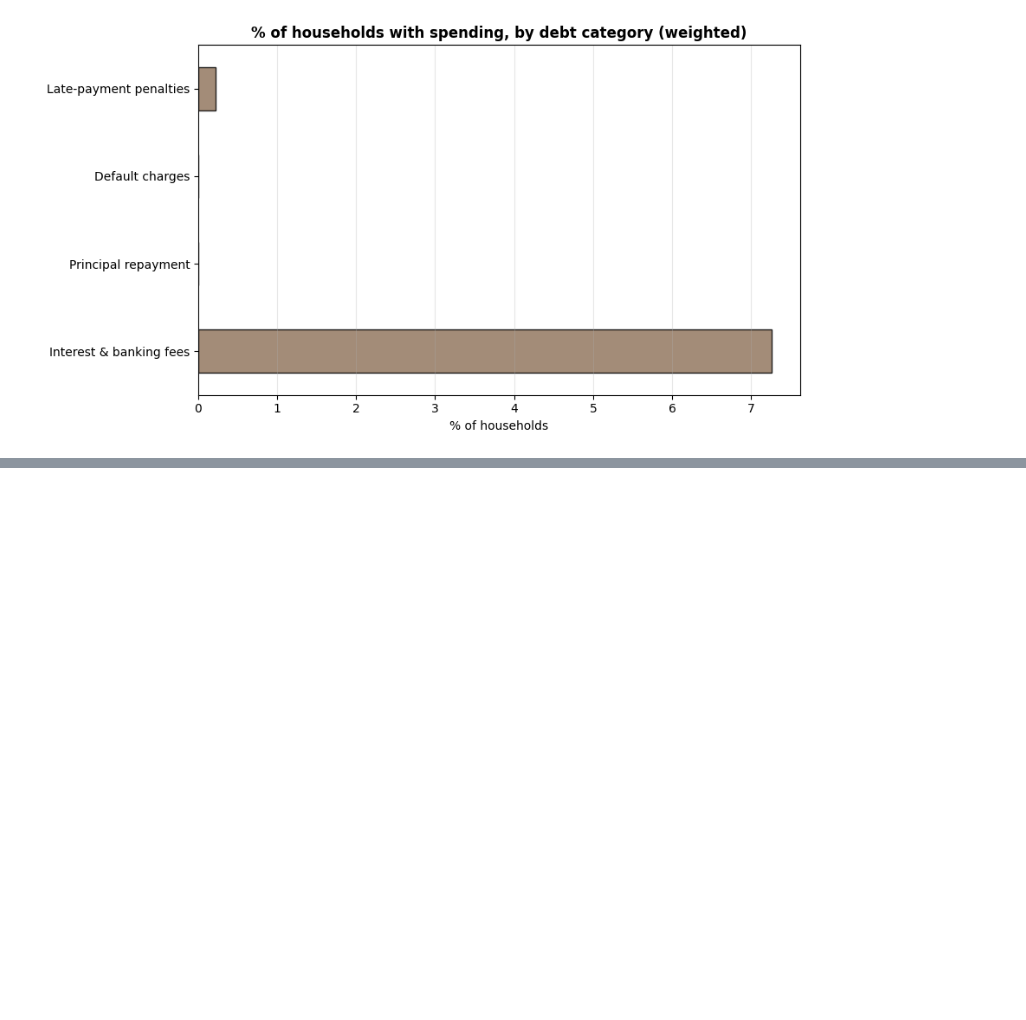
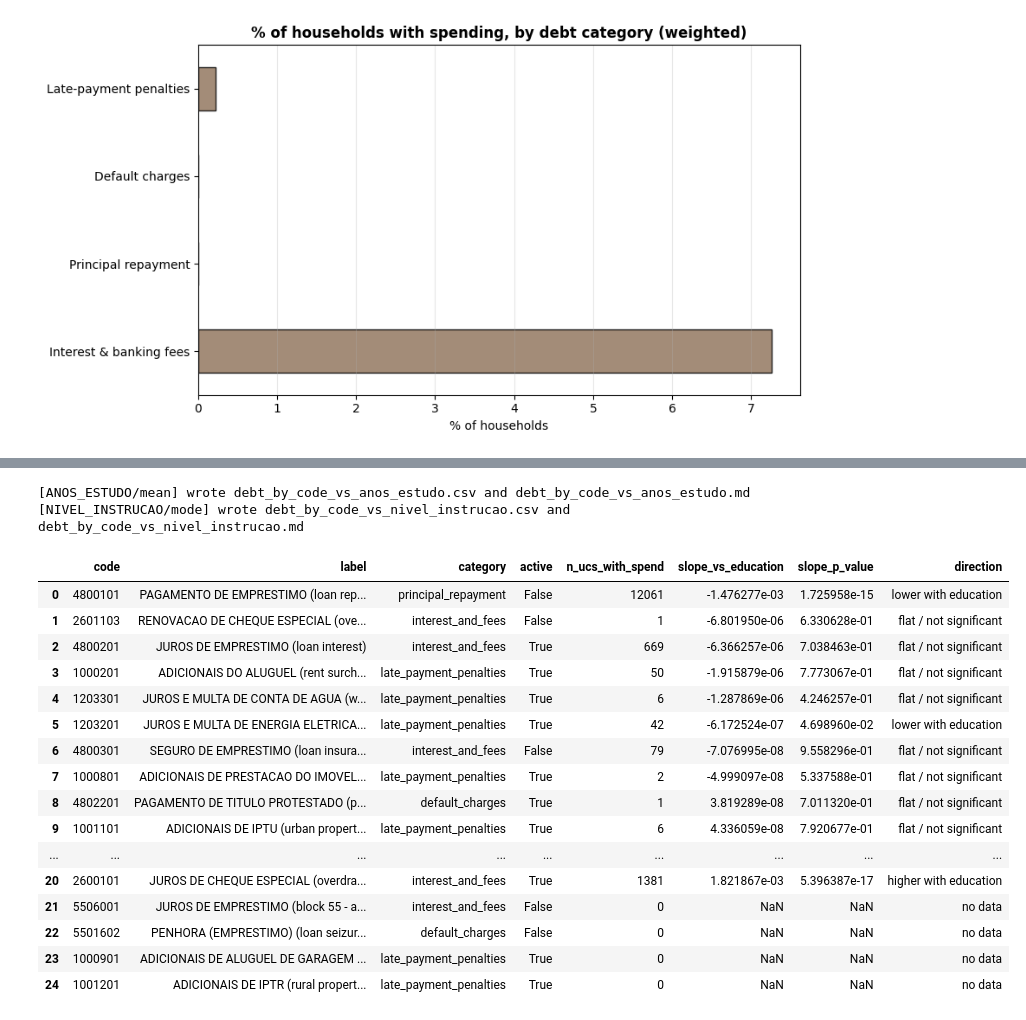
Before and after one commit to JP-Regazzi/tcc-giovanna, a Jupyter notebook: main.ipynb, the cells around one changed output, grey strips where cells are left out. Saved outputs shown, nothing was run; the diff lists cells and outputs as text; code cells hidden in the pictures; blank space fills up the shorter version.

```diff
--- a/main.ipynb
+++ b/main.ipynb
@@ -192,0 +215,39 @@ Read the three together for the full narrative — see `docs/03_current_state_an
+# %%
+def run_per_code(var, method):
+    cfg = default_config()
+    cfg.education_variable, cfg.education_method = var, method
+    cfg.filter_adults = config.filter_adults
+    cfg.filter_with_income = config.filter_with_income
+    cfg.ensure_dirs()
+    uc = AnalyticalDataset(cfg).build(tables)
+    res = PerCodeAnalysis(cfg).run(uc, tables["DESPESA_INDIVIDUAL"], tables["DESPESA_COLETIVA"])
+    paths = write_reports(res, cfg, var)
+    print(f"[{var}/{method}] wrote {paths['csv'].name} and {paths['md'].name}")
+    return res
+
+res_years = run_per_code("ANOS_ESTUDO", "mean")
+res_level = run_per_code("NIVEL_INSTRUCAO", "mode")
+
+cols = ["code", "label", "category", "active", "n_ucs_with_spend",
+        "slope_vs_education", "slope_p_value", "direction"]
+res_years[cols]
+# %% [output]
+[ANOS_ESTUDO/mean] wrote debt_by_code_vs_anos_estudo.csv and debt_by_code_vs_anos_estudo.md
+[NIVEL_INSTRUCAO/mode] wrote debt_by_code_vs_nivel_instrucao.csv and debt_by_code_vs_nivel_instrucao.md
+|  | code | label | category | active | n_ucs_with_spend | slope_vs_education | slope_p_value | direction |
+| 0 | 4800101 | PAGAMENTO DE EMPRESTIMO (loan rep... | principal_repayment | False | 12061 | -1.476277e-03 | 1.725958e-15 | lower with education |
+| 1 | 2601103 | RENOVACAO DE CHEQUE ESPECIAL (ove... | interest_and_fees | False | 1 | -6.801950e-06 | 6.330628e-01 | flat / not significant |
+| 2 | 4800201 | JUROS DE EMPRESTIMO (loan interest) | interest_and_fees | True | 669 | -6.366257e-06 | 7.038463e-01 | flat / not significant |
+| 3 | 1000201 | ADICIONAIS DO ALUGUEL (rent surch... | late_payment_penalties | True | 50 | -1.915879e-06 | 7.773067e-01 | flat / not significant |
+| 4 | 1203301 | JUROS E MULTA DE CONTA DE AGUA (w... | late_payment_penalties | True | 6 | -1.287869e-06 | 4.246257e-01 | flat / not significant |
+| 5 | 1203201 | JUROS E MULTA DE ENERGIA ELETRICA... | late_payment_penalties | True | 42 | -6.172524e-07 | 4.698960e-02 | lower with education |
+| 6 | 4800301 | SEGURO DE EMPRESTIMO (loan insura... | interest_and_fees | False | 79 | -7.076995e-08 | 9.558296e-01 | flat / not significant |
+| 7 | 1000801 | ADICIONAIS DE PRESTACAO DO IMOVEL... | late_payment_penalties | True | 2 | -4.999097e-08 | 5.337588e-01 | flat / not significant |
+| 8 | 4802201 | PAGAMENTO DE TITULO PROTESTADO (p... | default_charges | True | 1 | 3.819289e-08 | 7.011320e-01 | flat / not significant |
+| 9 | 1001101 | ADICIONAIS DE IPTU (urban propert... | late_payment_penalties | True | 6 | 4.336059e-08 | 7.920677e-01 | flat / not significant |
+| ... | ... | ... | ... | ... | ... | ... | ... | ... |
+| 20 | 2600101 | JUROS DE CHEQUE ESPECIAL (overdra... | interest_and_fees | True | 1381 | 1.821867e-03 | 5.396387e-17 | higher with education |
+| 21 | 5506001 | JUROS DE EMPRESTIMO (block 55 - a... | interest_and_fees | False | 0 | NaN | NaN | no data |
+| 22 | 5501602 | PENHORA (EMPRESTIMO) (loan seizur... | default_charges | False | 0 | NaN | NaN | no data |
+| 23 | 1000901 | ADICIONAIS DE ALUGUEL DE GARAGEM ... | late_payment_penalties | True | 0 | NaN | NaN | no data |
+| 24 | 1001201 | ADICIONAIS DE IPTR (rural propert... | late_payment_penalties | True | 0 | NaN | NaN | no data |
```
Also changed, not shown: parts of 27 cells of this notebook, 14 other files.
